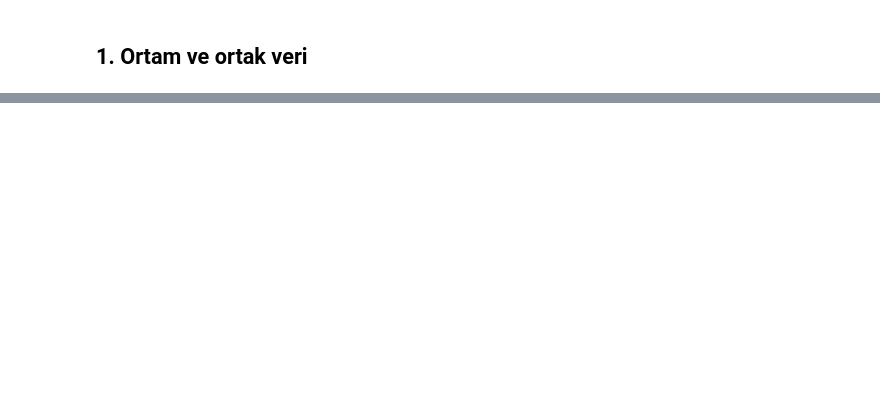
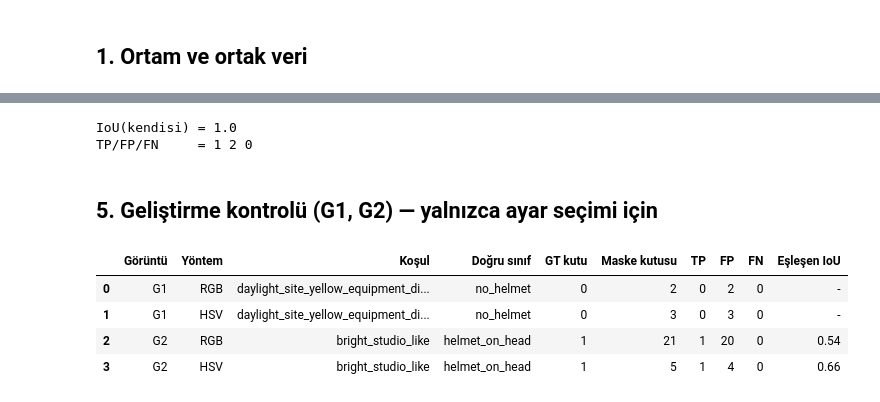
Before and after one commit to mderviskocar/barettespiti, a Jupyter notebook: notebooks/murathan_detection.ipynb, the cells around one changed output, grey strips where cells are left out. Drawn from its saved outputs; the diff is of its cells as text; code cells hidden in the pictures; blank space fills up the shorter version.

```diff
--- a/notebooks/murathan_detection.ipynb
+++ b/notebooks/murathan_detection.ipynb
@@ -51,0 +74,33 @@ Yanlış alarm/kaçırma, olası neden ve sonraki kontrolü yazın. individual_n
+# %%
+k2_gt = [981, 94, 1070, 165]
+example = evaluate_boxes([{"box": k2_gt}, {"box": [985, 97, 1072, 168]}, {"box": [10, 10, 60, 60]}], [k2_gt])
+print("IoU(kendisi) =", iou(k2_gt, k2_gt))
+print("TP/FP/FN     =", example["tp"], example["fp"], example["fn"])
+# %% [output]
+IoU(kendisi) = 1.0
+TP/FP/FN     = 1 2 0
+# %% [markdown]
+## 5. Geliştirme kontrolü (G1, G2) — yalnızca ayar seçimi için
+# %%
+def evaluate(split):
+    rows, store = [], {}
+    for rec in load_dataset(split):
+        image = load_image(rec["relative_path"])
+        for method, cfg in color_configs.items():
+            _, comps = predict_boxes(image, cfg, box_config)
+            ev = evaluate_boxes([{"box": c["box"]} for c in comps], rec["helmet_boxes"], IOU_THRESHOLD)
+            rows.append({"Görüntü": rec["image_id"], "Yöntem": method.upper(), "Koşul": rec["condition"],
+                         "Doğru sınıf": rec["ground_truth_class"], "GT kutu": len(rec["helmet_boxes"]),
+                         "Maske kutusu": len(comps), "TP": ev["tp"], "FP": ev["fp"], "FN": ev["fn"],
+                         "Eşleşen IoU": ", ".join(f"{m['iou']:.2f}" for m in ev["matches"]) or "-"})
+            store[(rec["image_id"], method)] = (image, comps, rec, ev)
+    return pd.DataFrame(rows), store
+
+dev_table, _ = evaluate("development")
+dev_table
+# %% [output]
+|  | Görüntü | Yöntem | Koşul | Doğru sınıf | GT kutu | Maske kutusu | TP | FP | FN | Eşleşen IoU |
+| 0 | G1 | RGB | daylight_site_yellow_equipment_di... | no_helmet | 0 | 2 | 0 | 2 | 0 | - |
+| 1 | G1 | HSV | daylight_site_yellow_equipment_di... | no_helmet | 0 | 3 | 0 | 3 | 0 | - |
+| 2 | G2 | RGB | bright_studio_like | helmet_on_head | 1 | 21 | 1 | 20 | 0 | 0.54 |
+| 3 | G2 | HSV | bright_studio_like | helmet_on_head | 1 | 5 | 1 | 4 | 0 | 0.66 |
```
Also changed, not shown: parts of 21 cells of this notebook, 11 other files.
